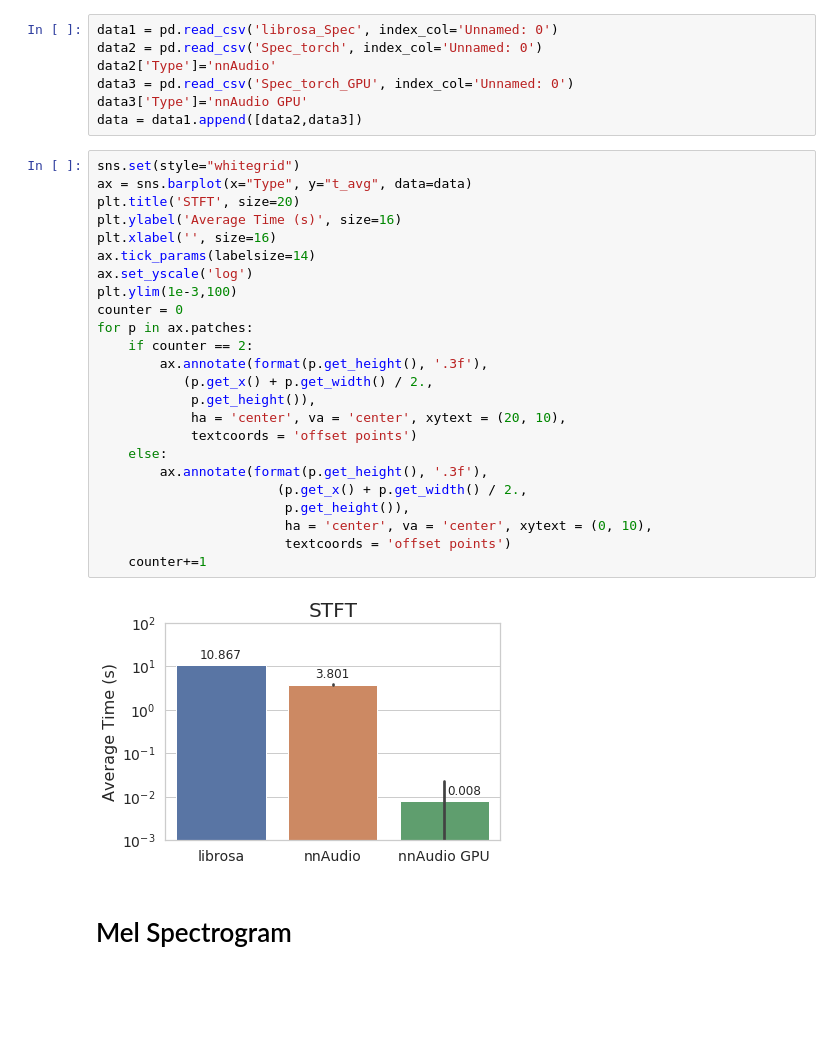
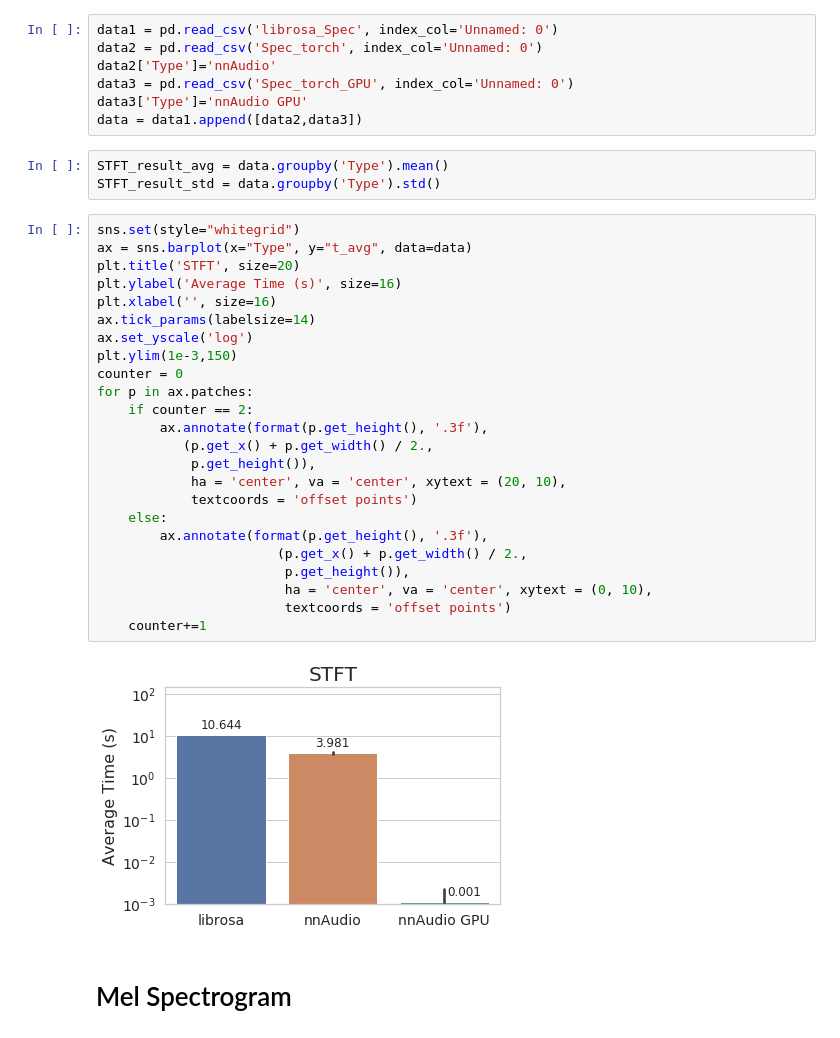
Before and after one commit to KinWaiCheuk/nnAudio, a Jupyter notebook: speed_test/Summary.ipynb, the cells around one changed output. Saved outputs shown, nothing was run; the diff lists cells and outputs as text; blank space fills up the shorter version.

```diff
--- a/speed_test/Summary.ipynb
+++ b/speed_test/Summary.ipynb
@@ -11,32 +12,35 @@ data2['Type']='nnAudio'
 data3 = pd.read_csv('Spec_torch_GPU', index_col='Unnamed: 0')
 data3['Type']='nnAudio GPU'
 data = data1.append([data2,data3])
+# %%
+STFT_result_avg = data.groupby('Type').mean()
+STFT_result_std = data.groupby('Type').std()
 # %%
 sns.set(style="whitegrid")
 ax = sns.barplot(x="Type", y="t_avg", data=data)
 plt.title('STFT', size=20)
 plt.ylabel('Average Time (s)', size=16)
 plt.xlabel('', size=16)
 ax.tick_params(labelsize=14)
 ax.set_yscale('log')
-plt.ylim(1e-3,100)
+plt.ylim(1e-3,150)
 counter = 0
 for p in ax.patches:
     if counter == 2:
         ax.annotate(format(p.get_height(), '.3f'),
            (p.get_x() + p.get_width() / 2.,
             p.get_height()),
             ha = 'center', va = 'center', xytext = (20, 10),
             textcoords = 'offset points')
     else:
         ax.annotate(format(p.get_height(), '.3f'),
                        (p.get_x() + p.get_width() / 2.,
                         p.get_height()),
                         ha = 'center', va = 'center', xytext = (0, 10),
                         textcoords = 'offset points')
     counter+=1
 # %% [output]
-[figure, old version]
+[figure, new version]
 # %% [markdown]
 # Mel Spectrogram
 # %%
```
Also changed, not shown: parts of 12 cells of this notebook, 34 other files.
